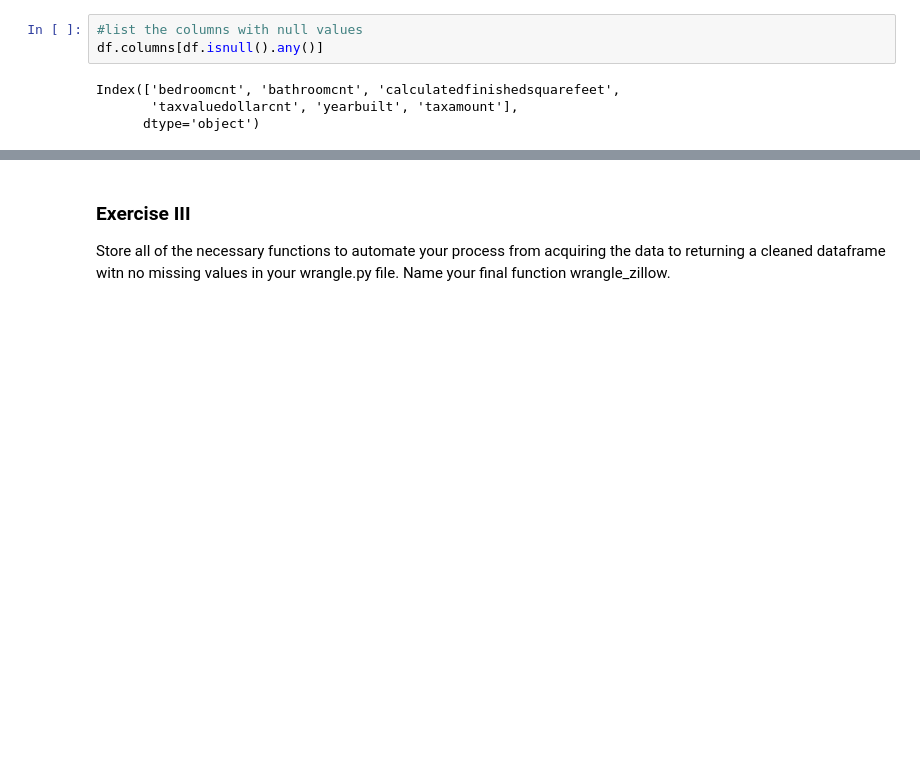
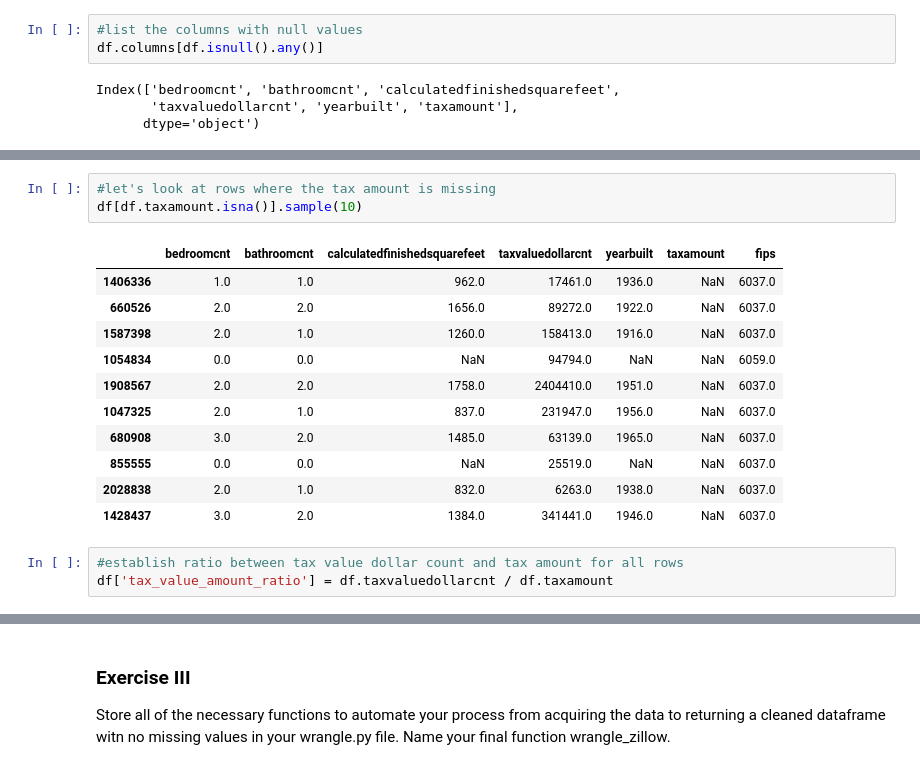
Before and after one commit to masonsherbondy/regression-exercises, a Jupyter notebook: wrangle.ipynb, the cells around one changed output, grey strips where cells are left out. Drawn from its saved outputs; the diff is of its cells as text; blank space fills up the shorter version.

```diff
--- a/wrangle.ipynb
+++ b/wrangle.ipynb
@@ -191,0 +234,18 @@ len(df)
+# %%
+#let's look at rows where the tax amount is missing
+df[df.taxamount.isna()].sample(10)
+# %% [output]
+|  | bedroomcnt | bathroomcnt | calculatedfinishedsquarefeet | taxvaluedollarcnt | yearbuilt | taxamount | fips |
+| 1406336 | 1.0 | 1.0 | 962.0 | 17461.0 | 1936.0 | NaN | 6037.0 |
+| 660526 | 2.0 | 2.0 | 1656.0 | 89272.0 | 1922.0 | NaN | 6037.0 |
+| 1587398 | 2.0 | 1.0 | 1260.0 | 158413.0 | 1916.0 | NaN | 6037.0 |
+| 1054834 | 0.0 | 0.0 | NaN | 94794.0 | NaN | NaN | 6059.0 |
+| 1908567 | 2.0 | 2.0 | 1758.0 | 2404410.0 | 1951.0 | NaN | 6037.0 |
+| 1047325 | 2.0 | 1.0 | 837.0 | 231947.0 | 1956.0 | NaN | 6037.0 |
+| 680908 | 3.0 | 2.0 | 1485.0 | 63139.0 | 1965.0 | NaN | 6037.0 |
+| 855555 | 0.0 | 0.0 | NaN | 25519.0 | NaN | NaN | 6037.0 |
+| 2028838 | 2.0 | 1.0 | 832.0 | 6263.0 | 1938.0 | NaN | 6037.0 |
+| 1428437 | 3.0 | 2.0 | 1384.0 | 341441.0 | 1946.0 | NaN | 6037.0 |
+# %%
+#establish ratio between tax value dollar count and tax amount for all rows
+df['tax_value_amount_ratio'] = df.taxvaluedollarcnt / df.taxamount
```
Also changed, not shown: parts of 25 cells of this notebook, 1 other file.
